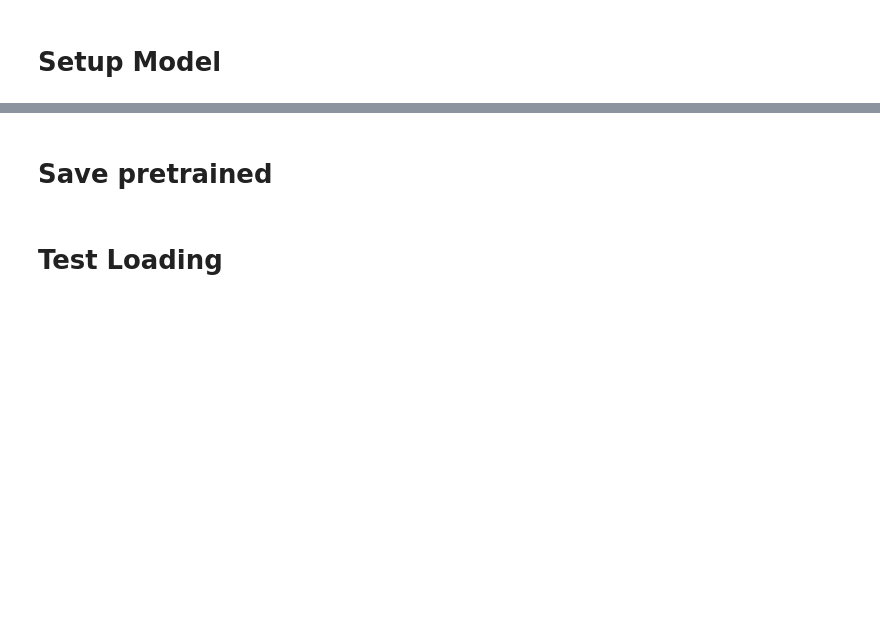
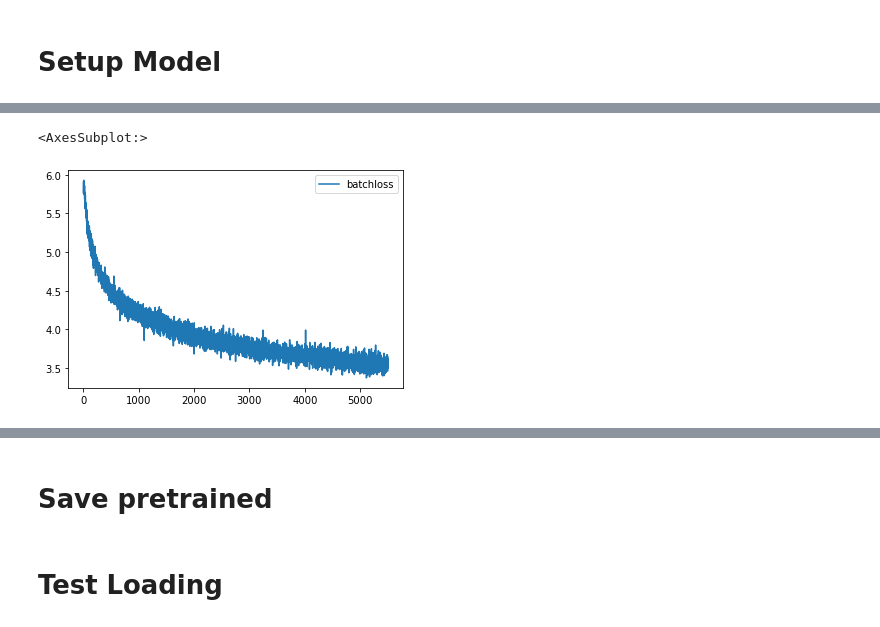
Before and after one commit to Oliver-Tautz/Context-sensitive-language-models-for-knowledge-graph-embeddings, a Jupyter notebook: notebooks/train_bert_embeddings.ipynb, the cells around one changed output, grey strips where cells are left out. Saved outputs shown, nothing was run; the diff lists cells and outputs as text; code cells hidden in the pictures; blank space fills up the shorter version.

```diff
--- a/notebooks/train_bert_embeddings.ipynb
+++ b/notebooks/train_bert_embeddings.ipynb
@@ -258 +255,7 @@ pd.DataFrame(history).to_csv('bert_loss.csv')
+# %%
+pd.DataFrame(batchloss_metric.compute().detach().cpu()).to_csv('bert_batchloss.csv')
+pd.DataFrame(batchloss_metric.compute().detach().cpu()).plot()
+# %% [output]
+<AxesSubplot:>
+[figure, added]
 # %%
```
Also changed, not shown: parts of 26 cells of this notebook, 9 other files.
